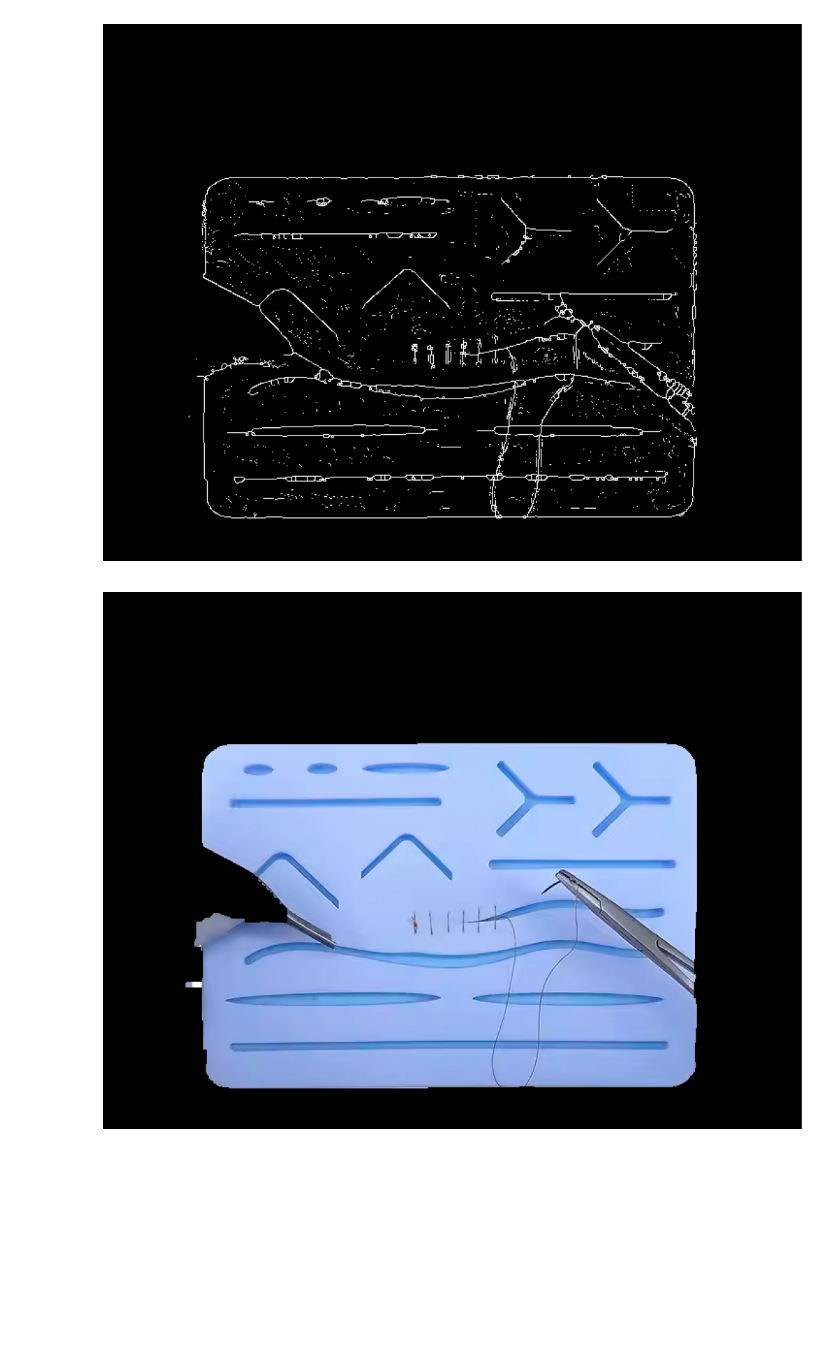
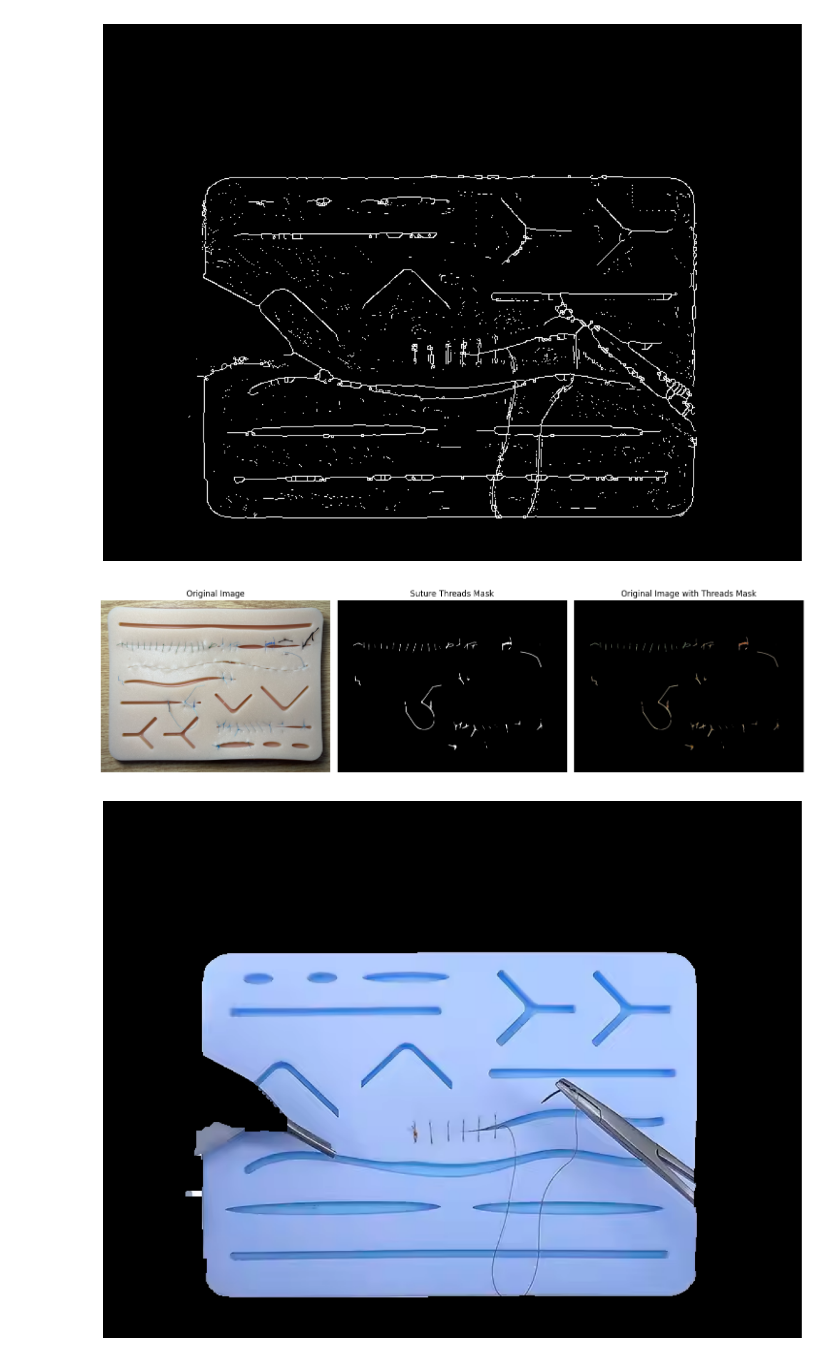
Before and after one commit to marindereggi/DragonHack-2025, a Jupyter notebook: demo.ipynb, the cells around one changed output. Drawn from its saved outputs; the diff is of its cells as text; code cells hidden in the pictures; blank space fills up the shorter version.

Commit message:
Improved based on color detection

```diff
--- a/demo.ipynb
+++ b/demo.ipynb
@@ -37,6 +37,7 @@ def preprocess_image(image):
 # %%
 # Load a sample image - replace 'path_to_sample_image.jpg' with your actual image path
 image = cv2.imread('sample.png')
+urban_image = cv2.imread('urban.jpg')
 
 # Display the original image (convert from BGR to RGB for proper display)
 plt.figure(figsize=(15, 5))
@@ -170,6 +171,47 @@ plt.axis('off')
 plt.show()
 # %% [output]
 [figure]
+# %%
+def extract_suture_threads(image):
+    # Convert to HSV
+    hsv = cv2.cvtColor(image, cv2.COLOR_BGR2HSV)
+
+    # Define color range for typical suture threads (adjust for your threads)
+    # For green-blue threads
+    lower_thread = np.array([40, 50, 50])
+    upper_thread = np.array([120, 255, 255])
+
+    # Create mask for threads
+    thread_mask = cv2.inRange(hsv, lower_thread, upper_thread)
+
+    # Apply morphological operations to clean up
+    thread_mask = cv2.dilate(thread_mask, np.ones((3,3), np.uint8), iterations=2)
+
+    kernel = np.ones((2,2), np.uint8)
+    thread_mask = cv2.morphologyEx(thread_mask, cv2.MORPH_OPEN, kernel)
+
+    return thread_mask
+# %%
+threads_color_mask = extract_suture_threads(urban_image)
+
+plt.figure(figsize=(15, 5))
+plt.subplot(1, 3, 1)
+plt.imshow(cv2.cvtColor(urban_image, cv2.COLOR_BGR2RGB))
+plt.title('Original Image')
+plt.axis('off')
+plt.subplot(1, 3, 2)
+plt.imshow(threads_color_mask, cmap='gray')
+plt.title('Suture Threads Mask')
+plt.axis('off')
+plt.subplot(1, 3, 3)
+plt.imshow(cv2.cvtColor(urban_image, cv2.COLOR_BGR2RGB))
+plt.title('Original Image with Threads Mask')
+plt.imshow(cv2.bitwise_and(urban_image, urban_image, mask=threads_color_mask))
+plt.axis('off')
+plt.tight_layout()
+plt.show()
+# %% [output]
+[figure, added]
 # %%
 # Show only masked image with other areas blacked out
 masked_image = cv2.bitwise_and(image, image, mask=mask)
```
Also changed, not shown: parts of 1 cell of this notebook.
